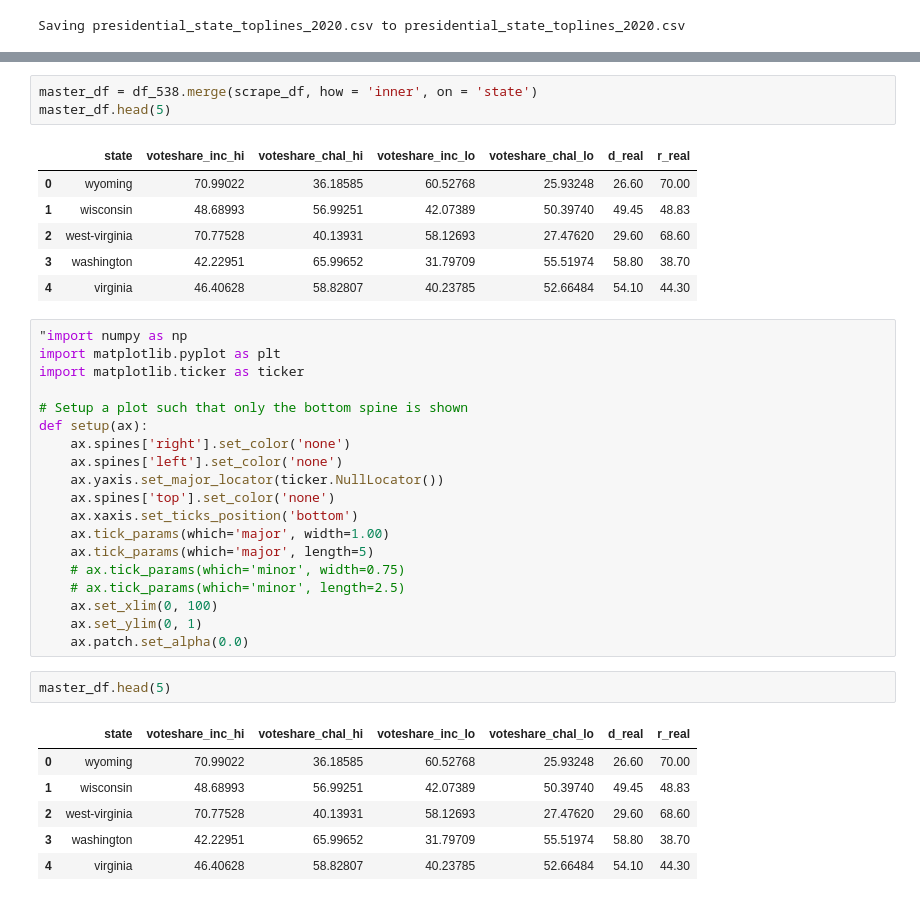
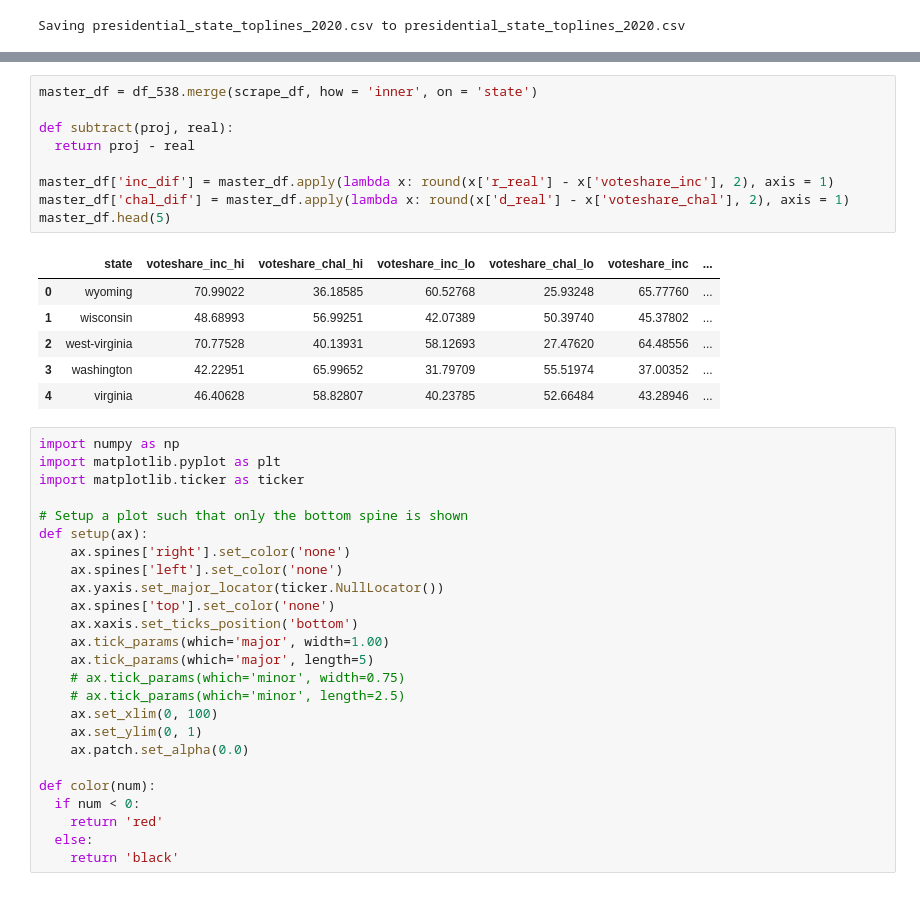
Before and after one commit to abletonanders/portfolio, a Jupyter notebook: 538_Presidential_Election_Confidence_Interval_Review.ipynb, the cells around one changed output, grey strips where cells are left out. Saved outputs shown, nothing was run; the diff lists cells and outputs as text.

```diff
--- a/538_Presidential_Election_Confidence_Interval_Review.ipynb
+++ b/538_Presidential_Election_Confidence_Interval_Review.ipynb
@@ -77,15 +79,21 @@ df_538.head(5)
-# %%
-master_df = df_538.merge(scrape_df, how = 'inner', on = 'state')
-master_df.head(5)
-# %% [output]
-|  | state | voteshare_inc_hi | voteshare_chal_hi | voteshare_inc_lo | voteshare_chal_lo | d_real | r_real |
-| 0 | wyoming | 70.99022 | 36.18585 | 60.52768 | 25.93248 | 26.60 | 70.00 |
-| 1 | wisconsin | 48.68993 | 56.99251 | 42.07389 | 50.39740 | 49.45 | 48.83 |
-| 2 | west-virginia | 70.77528 | 40.13931 | 58.12693 | 27.47620 | 29.60 | 68.60 |
-| 3 | washington | 42.22951 | 65.99652 | 31.79709 | 55.51974 | 58.80 | 38.70 |
-| 4 | virginia | 46.40628 | 58.82807 | 40.23785 | 52.66484 | 54.10 | 44.30 |
+# %%
+master_df = df_538.merge(scrape_df, how = 'inner', on = 'state')
+
+def subtract(proj, real):
+  return proj - real
+
+master_df['inc_dif'] = master_df.apply(lambda x: round(x['r_real'] - x['voteshare_inc'], 2), axis = 1)
+master_df['chal_dif'] = master_df.apply(lambda x: round(x['d_real'] - x['voteshare_chal'], 2), axis = 1)
+master_df.head(5)
+# %% [output]
+|  | state | voteshare_inc_hi | voteshare_chal_hi | voteshare_inc_lo | voteshare_chal_lo | voteshare_inc | ... |
+| 0 | wyoming | 70.99022 | 36.18585 | 60.52768 | 25.93248 | 65.77760 | ... |
+| 1 | wisconsin | 48.68993 | 56.99251 | 42.07389 | 50.39740 | 45.37802 | ... |
+| 2 | west-virginia | 70.77528 | 40.13931 | 58.12693 | 27.47620 | 64.48556 | ... |
+| 3 | washington | 42.22951 | 65.99652 | 31.79709 | 55.51974 | 37.00352 | ... |
+| 4 | virginia | 46.40628 | 58.82807 | 40.23785 | 52.66484 | 43.28946 | ... |
 # %%
-"import numpy as np
+import numpy as np
 import matplotlib.pyplot as plt
 import matplotlib.ticker as ticker
 
@@ -103,13 +111,10 @@ def setup(ax):
     ax.set_xlim(0, 100)
     ax.set_ylim(0, 1)
     ax.patch.set_alpha(0.0)
+
+def color(num):
+  if num < 0:
+    return 'red'
+  else:
+    return 'black'
-# %%
-master_df.head(5)
-# %% [output]
-|  | state | voteshare_inc_hi | voteshare_chal_hi | voteshare_inc_lo | voteshare_chal_lo | d_real | r_real |
-| 0 | wyoming | 70.99022 | 36.18585 | 60.52768 | 25.93248 | 26.60 | 70.00 |
-| 1 | wisconsin | 48.68993 | 56.99251 | 42.07389 | 50.39740 | 49.45 | 48.83 |
-| 2 | west-virginia | 70.77528 | 40.13931 | 58.12693 | 27.47620 | 29.60 | 68.60 |
-| 3 | washington | 42.22951 | 65.99652 | 31.79709 | 55.51974 | 58.80 | 38.70 |
-| 4 | virginia | 46.40628 | 58.82807 | 40.23785 | 52.66484 | 54.10 | 44.30 |
 # %%
```
Also changed, not shown: parts of 2 cells of this notebook.
